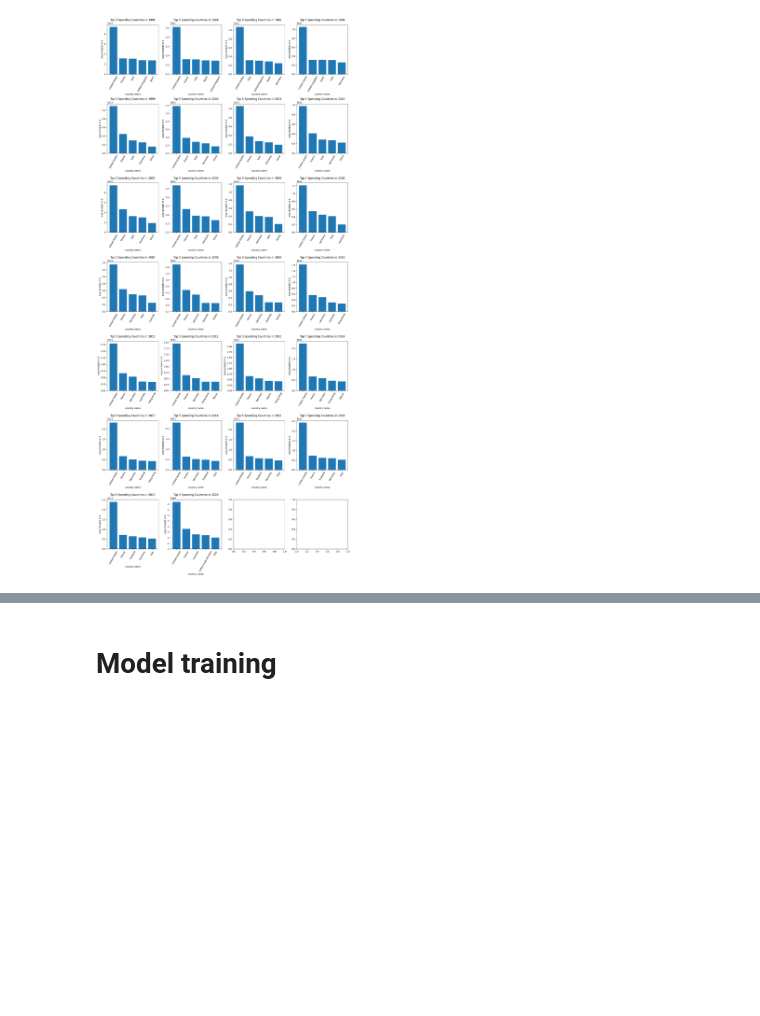
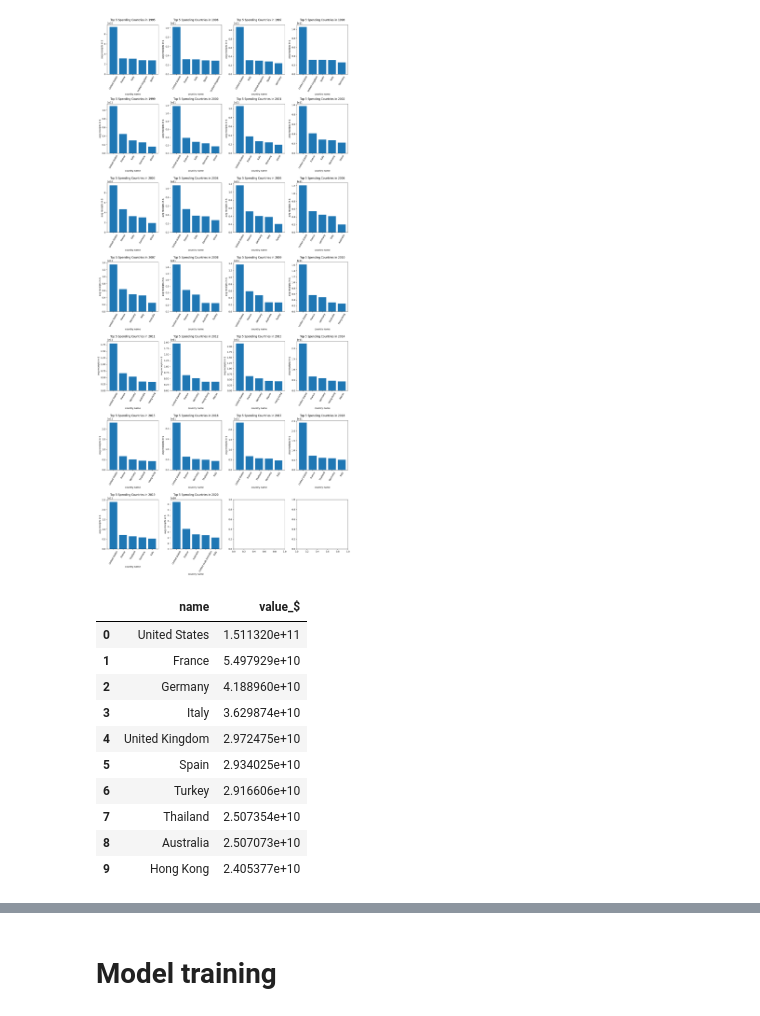
Before and after one commit to BU-Spark/ml-mit-evidence-analysis, a Jupyter notebook: EDA.ipynb, the cells around one changed output, grey strips where cells are left out. Saved outputs shown, nothing was run; the diff lists cells and outputs as text; code cells hidden in the pictures; blank space fills up the shorter version.

```diff
--- a/EDA.ipynb
+++ b/EDA.ipynb
@@ -197,3 +197,19 @@ plt.tight_layout()
 plt.show()
 # %% [output]
 [figure]
+# %%
+# average spending by country
+avg_country_spendings = receipts_df.groupby("name")["value_$"].mean().reset_index().sort_values("value_$", ascending = False).reset_index(drop = True)
+avg_country_spendings.head(10)
+# %% [output]
+|  | name | value_$ |
+| 0 | United States | 1.511320e+11 |
+| 1 | France | 5.497929e+10 |
+| 2 | Germany | 4.188960e+10 |
+| 3 | Italy | 3.629874e+10 |
+| 4 | United Kingdom | 2.972475e+10 |
+| 5 | Spain | 2.934025e+10 |
+| 6 | Turkey | 2.916606e+10 |
+| 7 | Thailand | 2.507354e+10 |
+| 8 | Australia | 2.507073e+10 |
+| 9 | Hong Kong | 2.405377e+10 |
```
Also changed, not shown: parts of 6 cells of this notebook.
